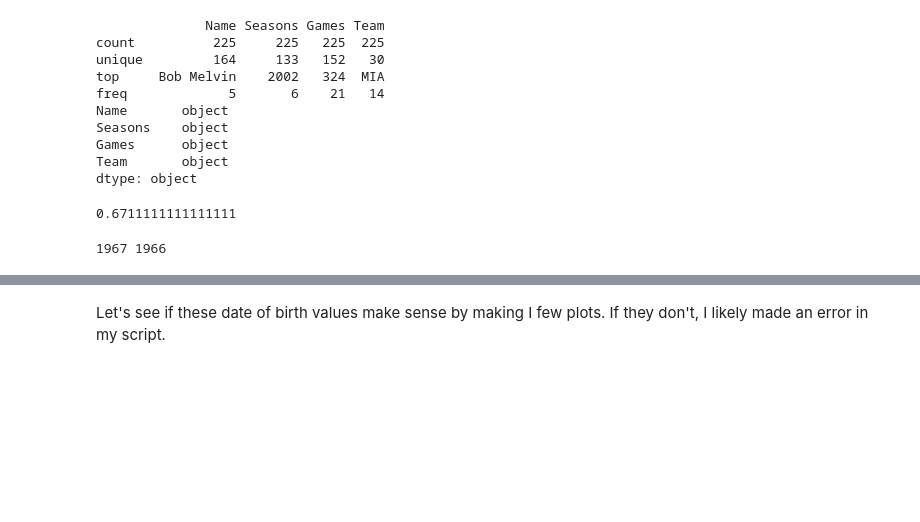
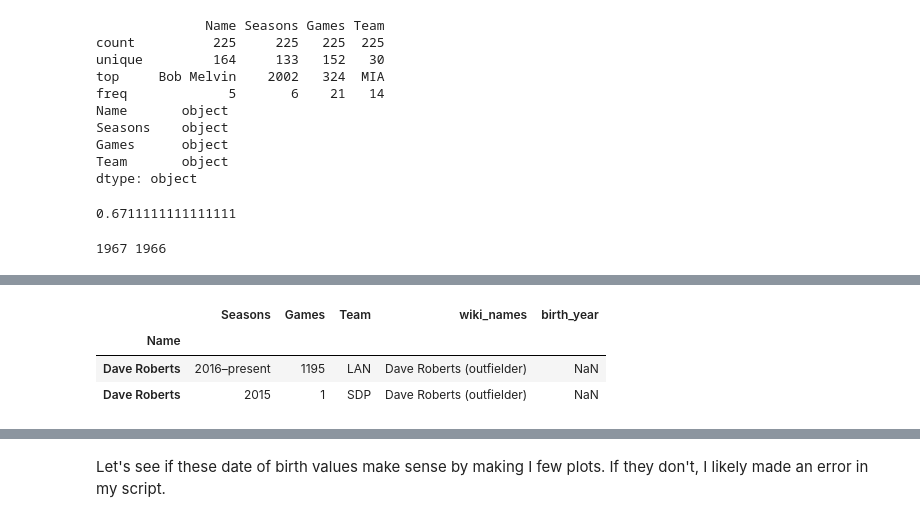
Before and after one commit to vsomani0/mlb-pitcher-ejections, a Jupyter notebook: notebooks/managers-by-team.ipynb, the cells around one changed output, grey strips where cells are left out. Drawn from its saved outputs; the diff is of its cells as text; code cells hidden in the pictures; blank space fills up the shorter version.

```diff
--- a/notebooks/managers-by-team.ipynb
+++ b/notebooks/managers-by-team.ipynb
@@ -1,7 +1,7 @@
 # %%
 import pandas as pd
 import numpy as np
-managers = pd.read_csv('/Users/vsoma_ogh6dsk/Downloads/List_of_all_managers.csv')
+managers = pd.read_csv('../raw_data/List_of_all_managers.csv')
 managers
 # %% [output]
 |  | Manager | Seasons | G | Team | Wins | Losses |
@@ -69,9 +69,9 @@ managers.get('Name').unique().shape[0]/managers.shape[0]
 import wptools
 
 def get_year_from_timestamp(birth_timestamp: str):
-    if (type(birth_timestamp) is list):
-        # If multiple timestamps found, last one is accurate year of birth
-        birth_timestamp = birth_timestamp[-1]
+    ''''''
+    if (type(birth_timestamp) is list): # Multiple timestamps found
+        birth_timestamp = birth_timestamp[-1] # Use last one, it is the accurate timestamp in the two cases.
     birth_timestamp = birth_timestamp.strip('+') # Get rid of starting +
     return int(str.split(birth_timestamp, '-')[0])
 
@@ -159,2 +157,10 @@ Could not locate manager Lou Piniella's date of birth
+# %%
+test_managers = managers.set_index('Name')
+test_managers.loc['Dave Roberts']
+# %% [output]
+|  | Seasons | Games | Team | wiki_names | birth_year |
+| Name |  |  |  |  |  |
+| Dave Roberts | 2016–present | 1195 | LAN | Dave Roberts (outfielder) | NaN |
+| Dave Roberts | 2015 | 1 | SDP | Dave Roberts (outfielder) | NaN |
 # %%
 managers[managers.get('birth_year').isnull()]
```
Also changed, not shown: parts of 5 cells of this notebook.
